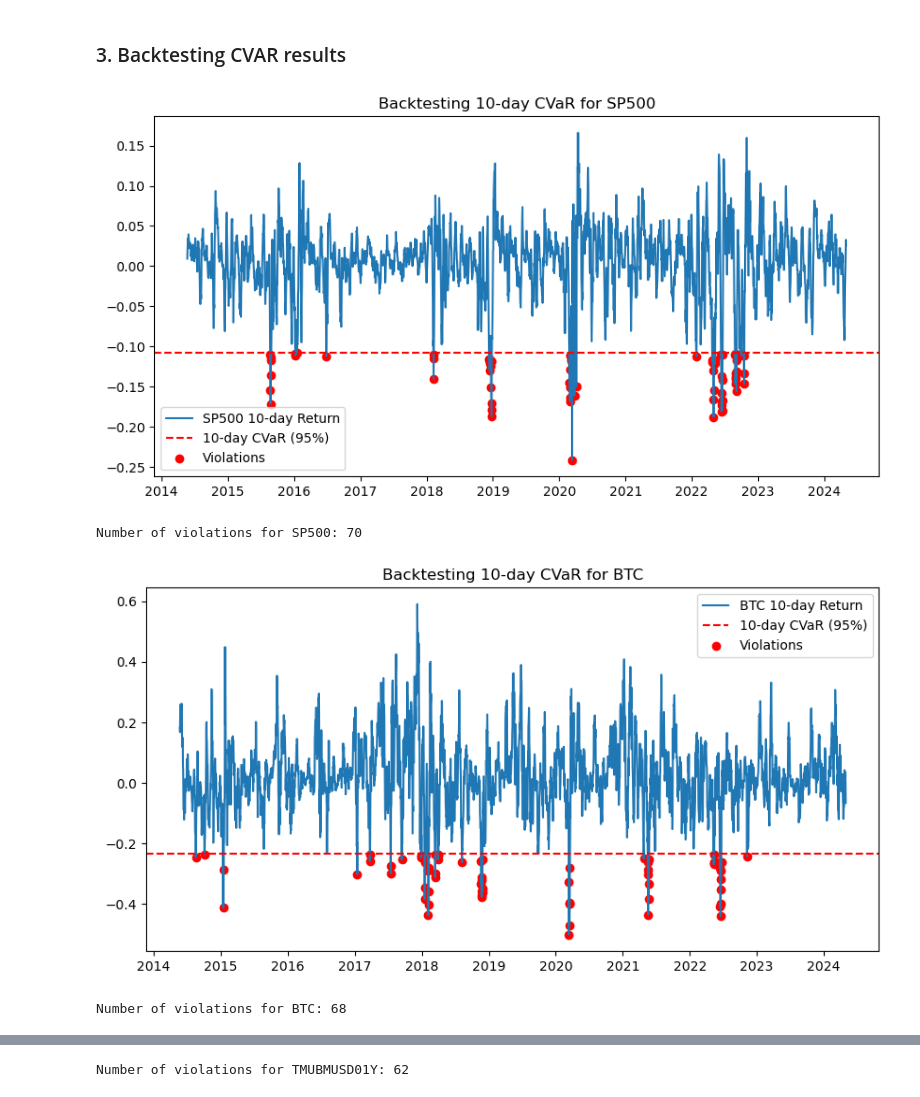
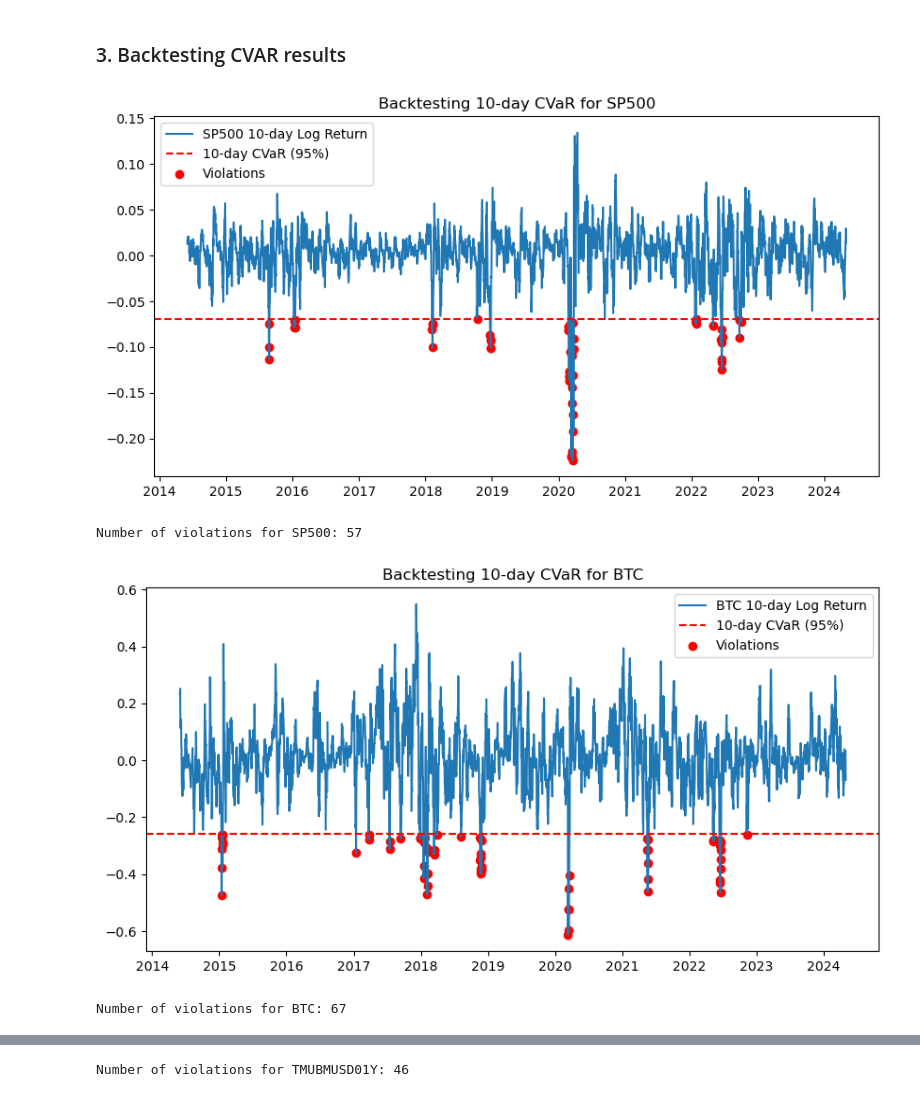
Before and after one commit to IlyaSshnip/RR_project, a Jupyter notebook: !Market Risk Modelling (using VaR metrics).ipynb, the cells around one changed output, grey strips where cells are left out. Cells and saved outputs as stored; diff of their text form; code cells hidden in the pictures.

```diff
--- a/!Market Risk Modelling (using VaR metrics).ipynb
+++ b/!Market Risk Modelling (using VaR metrics).ipynb
@@ -1243,18 +1243,19 @@ plt.show()
 ### 1. Conditional VAR for 1 day only
 # %%
 # ChatGPT used
-# Calculate CVaR (Conditional Value at Risk)
 def calculate_cvar(returns, confidence_level=0.95):
     var_threshold = np.percentile(returns, (1 - confidence_level) * 100)
     cvar = returns[returns <= var_threshold].mean()
     return cvar
 
-# Calculate CVaR for each asset
-cvar_1day_sp500 = calculate_cvar(df_assets['SP500_Return'], confidence_level=0.95)
-cvar_1day_btc = calculate_cvar(df_assets['BTC_Return'], confidence_level=0.95)
-cvar_1day_tmub = calculate_cvar(df_assets['TMUBMUSD01Y_Return'], confidence_level=0.95)
+df_assets = df_assets.dropna(subset=['SP500_Log_Return', 'BTC_Log_Return', 'TMUBMUSD01Y_Log_Return'])
 
-print("1-day 95% CVaR for SP500: ", cvar_1day_sp500)
-print("1-day 95% CVaR for BTC: ", cvar_1day_btc)
-print("1-day 95% CVaR for TMUB: ", cvar_1day_tmub)
+# Calculate 1-day CVaR for each asset using log returns
+cvar_1day_sp500_log = calculate_cvar(df_assets['SP500_Log_Return'], confidence_level=0.95)
+cvar_1day_btc_log = calculate_cvar(df_assets['BTC_Log_Return'], confidence_level=0.95)
+cvar_1day_tmub_log = calculate_cvar(df_assets['TMUBMUSD01Y_Log_Return'], confidence_level=0.95)
+
+print("1-day 95% CVaR for SP500 (Log Returns): ", cvar_1day_sp500_log)
+print("1-day 95% CVaR for BTC (Log Returns): ", cvar_1day_btc_log)
+print("1-day 95% CVaR for TMUB (Log Returns): ", cvar_1day_tmub_log)
 # %% [output]
@@ -1302,39 +1304,39 @@ TMUB CVaR: loss is about 51.31%.
 # %%
 #ChatGPT used
 
 # Function to backtest CVaR
 def backtest_CVaR(series, CVaR):
     violations = series[series < CVaR]
     return violations
 
 # Function to plot backtest results
 def plot_backtest(df_assets, asset, CVaR, violations):
     plt.figure(figsize=(10, 5))
-    plt.plot(df_assets.index, df_assets[f'{asset}_Return_10day'], label=f'{asset} 10-day Return')
+    plt.plot(df_assets.index, df_assets[f'{asset}_Log_Return_10day'], label=f'{asset} 10-day Log Return')
     plt.axhline(y=CVaR, color='r', linestyle='--', label=f'10-day CVaR (95%)')
     plt.scatter(violations.index, violations, color='red', label='Violations')
     plt.title(f'Backtesting 10-day CVaR for {asset}')
     plt.legend()
     plt.show()
 
-# 10-day CVaR results from your previous calculation
-CVaR_results = {
-    'SP500': cvar_10day_sp500,
-    'BTC': cvar_10day_btc,
-    'TMUBMUSD01Y': cvar_10day_tmub
+# 10-day CVaR results from log returns calculation
+CVaR_log_results = {
+    'SP500': cvar_10day_sp500_log,
+    'BTC': cvar_10day_btc_log,
+    'TMUBMUSD01Y': cvar_10day_tmub_log
 }
 
 # List of assets to backtest
 assets = ['SP500', 'BTC', 'TMUBMUSD01Y']
 
 # Backtest CVaR for each asset and plot the results
 for asset in assets:
-    CVaR = CVaR_results[asset]
-    violations = backtest_CVaR(df_assets[f'{asset}_Return_10day'], CVaR)
+    CVaR = CVaR_log_results[asset]
+    violations = backtest_CVaR(df_assets[f'{asset}_Log_Return_10day'], CVaR)
     plot_backtest(df_assets, asset, CVaR, violations)
     print(f"Number of violations for {asset}: {len(violations)}\n")
 # %% [output]
-[figure, old version]
+[figure, new version]
-Number of violations for SP500: 70
+Number of violations for SP500: 57
-[figure, old version]
+[figure, new version]
-Number of violations for BTC: 68
+Number of violations for BTC: 67
@@ -1342 +1344 @@ Number of violations for BTC: 68
-Number of violations for TMUBMUSD01Y: 62
+Number of violations for TMUBMUSD01Y: 46
```
Also changed, not shown: parts of 5 cells of this notebook.
